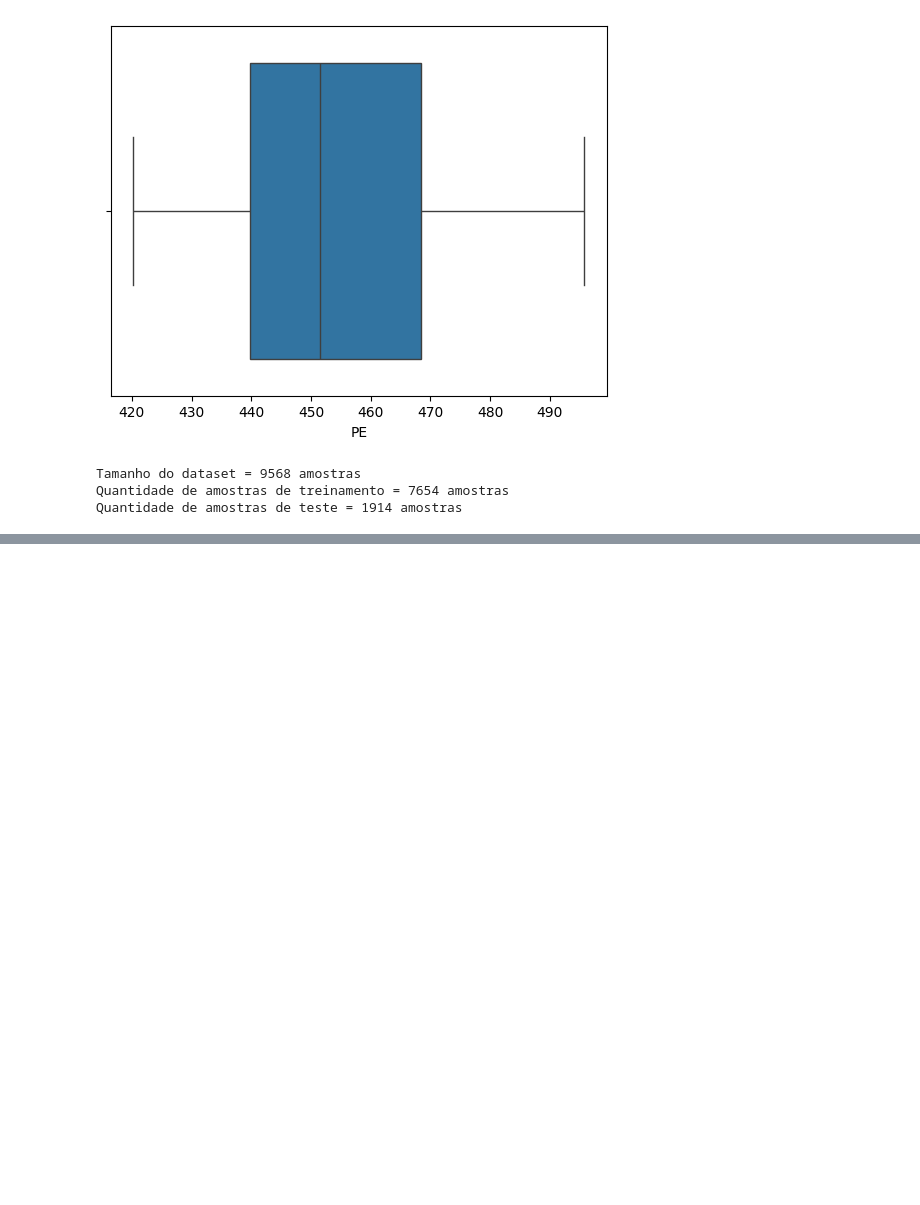
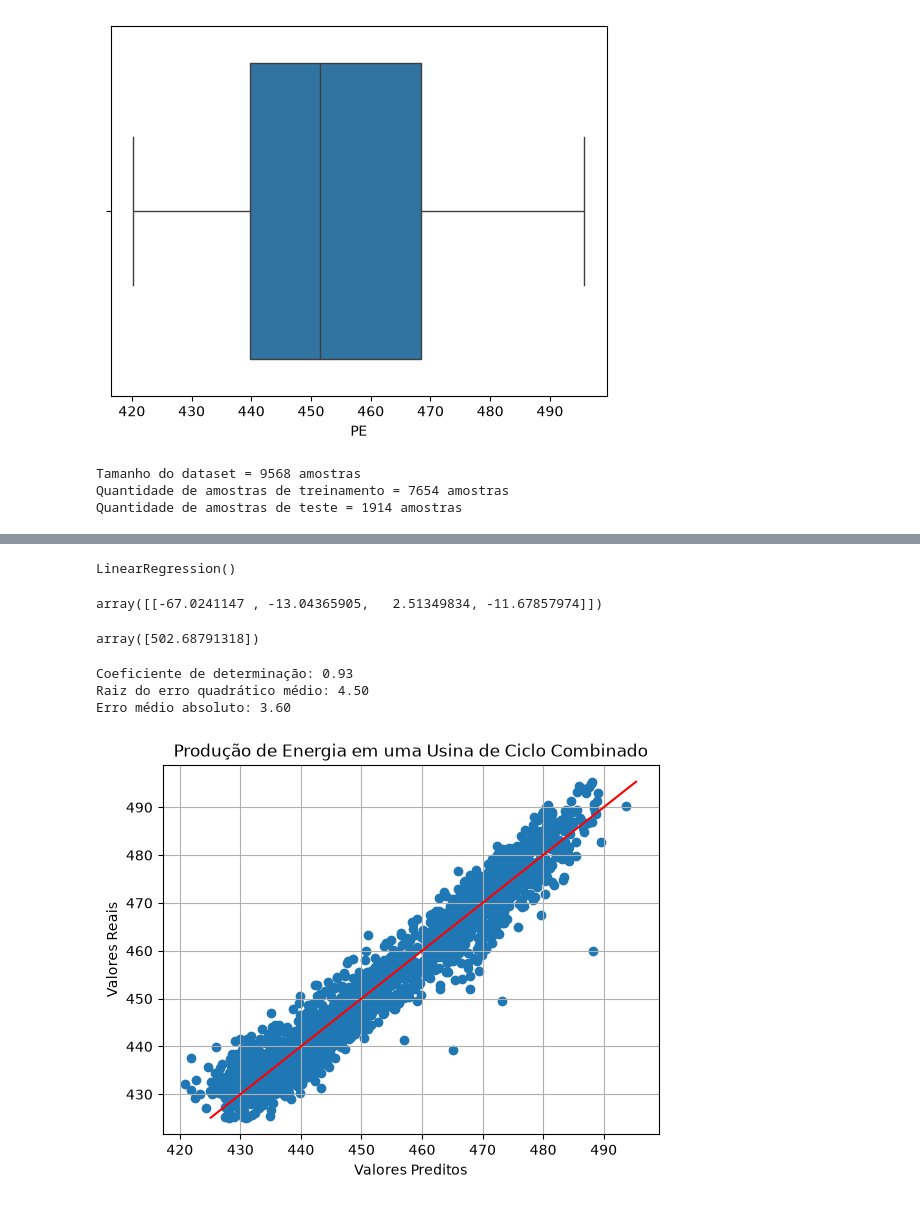
Before and after one commit to mmvbs/Combined-Cycle-Power-Plant, a Jupyter notebook: RegressionP.ipynb, the cells around one changed output, grey strips where cells are left out. Cells and saved outputs as stored; diff of their text form; code cells hidden in the pictures; blank space fills up the shorter version.

Commit message:
feat: Linear Regression

```diff
--- a/RegressionP.ipynb
+++ b/RegressionP.ipynb
@@ -93,3 +110,11 @@ print(f"Quantidade de amostras de teste = {X_test.shape[0]} amostras")
 Tamanho do dataset = 9568 amostras
 Quantidade de amostras de treinamento = 7654 amostras
 Quantidade de amostras de teste = 1914 amostras
+# %%
+from sklearn.preprocessing import MinMaxScaler
+scaler = MinMaxScaler(feature_range=(0, 1))
+X_train_scaled = scaler.fit_transform(X_train)
+X_test_scaled = scaler.transform(X_test)
+
+df_scaled = pd.DataFrame(X_train_scaled, columns=X.columns)
+df_scaled.head()
@@ -95,0 +128,45 @@ Quantidade de amostras de teste = 1914 amostras
+# %%
+from sklearn.linear_model import LinearRegression
+model = LinearRegression()
+model.fit(X_train_scaled, y_train)
+# %% [output]
+LinearRegression()
+# %%
+theta = model.coef_
+theta
+# %% [output]
+array([[-67.0241147 , -13.04365905,   2.51349834, -11.67857974]])
+# %%
+theta0 = model.intercept_
+theta0
+# %% [output]
+array([502.68791318])
+# %%
+y_pred = model.predict(X_test_scaled)
+
+from sklearn.metrics import r2_score, root_mean_squared_error, mean_absolute_error
+
+r2 = r2_score(y_test, y_pred)
+rmse = root_mean_squared_error(y_test, y_pred)
+mae = mean_absolute_error(y_test, y_pred)
+
+print(f"Coeficiente de determinação: {r2:.2f}\nRaiz do erro quadrático médio: {rmse:.2f}\nErro médio absoluto: {mae:.2f}")
+# %% [output]
+Coeficiente de determinação: 0.93
+Raiz do erro quadrático médio: 4.50
+Erro médio absoluto: 3.60
+# %%
+import numpy as np
+y_test_min = np.min(y_test)
+y_test_max = np.max(y_test)
+y_ideal = np.linspace(y_test_min, y_test_max, 1000)
+
+plt.plot(y_ideal, y_ideal, 'r')
+plt.scatter(y_pred, y_test)
+plt.xlabel("Valores Preditos")
+plt.ylabel("Valores Reais")
+plt.title("Produção de Energia em uma Usina de Ciclo Combinado")
+plt.grid()
+plt.show()
+# %% [output]
+[figure, added]
```
Also changed, not shown: parts of 7 cells of this notebook, 2 other files.
